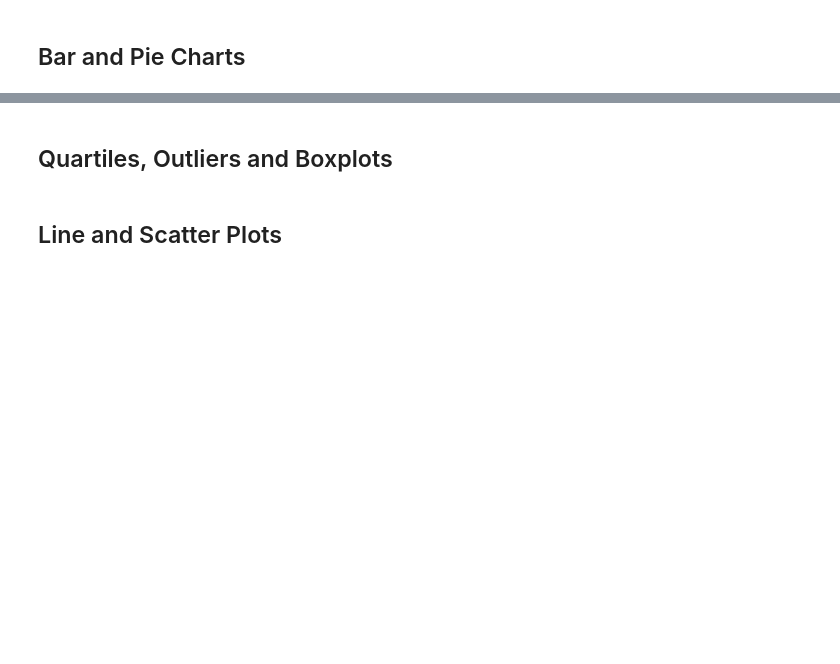
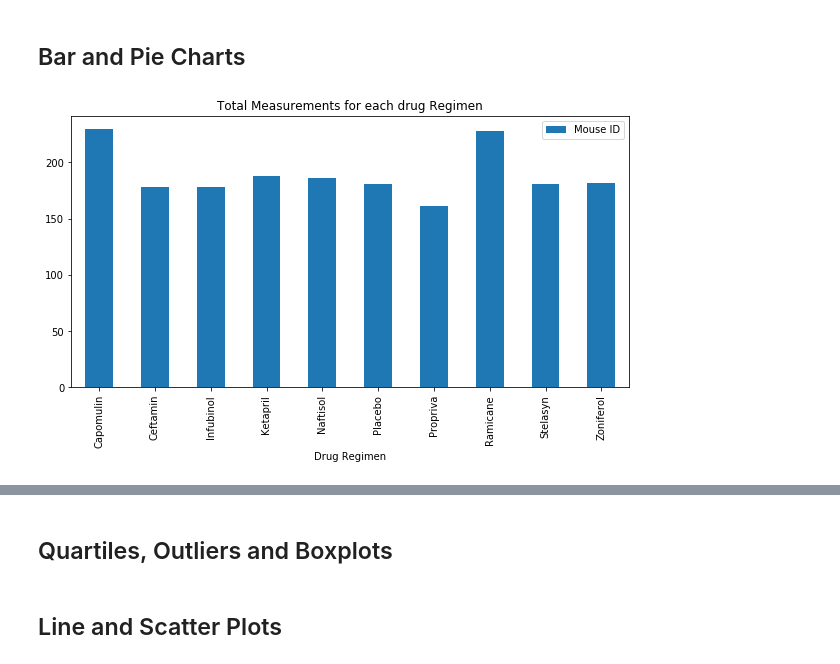
Before and after one commit to dsilva-v/matplotlib-challenge, a Jupyter notebook: Pymaceuticals/pymaceuticals_starter.ipynb, the cells around one changed output, grey strips where cells are left out. Cells and saved outputs as stored; diff of their text form; code cells hidden in the pictures; blank space fills up the shorter version.

Commit message:
Bar and pie plots done

```diff
--- a/Pymaceuticals/pymaceuticals_starter.ipynb
+++ b/Pymaceuticals/pymaceuticals_starter.ipynb
@@ -140,5 +161,14 @@ summary_statistics_df
 ## Bar and Pie Charts
 # %%
 # Generate a bar plot showing the total number of measurements taken on each drug regimen using pandas.
+
+measurements_per_regimen = pd.DataFrame(merged_dataset.groupby('Drug Regimen').count()).reset_index()
+measurements_per_regimen_df = measurements_per_regimen[['Drug Regimen', 'Mouse ID']]
+measurements_per_regimen_df = measurements_per_regimen_df.set_index('Drug Regimen')
+measurements_per_regimen_plot = measurements_per_regimen_df.plot(kind="bar", figsize=(10,5))
+plt.title("Total Measurements for each drug Regimen")
+plt.show()
+# %% [output]
+[figure, added]
 # %%
 # Generate a bar plot showing the total number of measurements taken on each drug regimen using pyplot.
```
Also changed, not shown: parts of 6 cells of this notebook.
